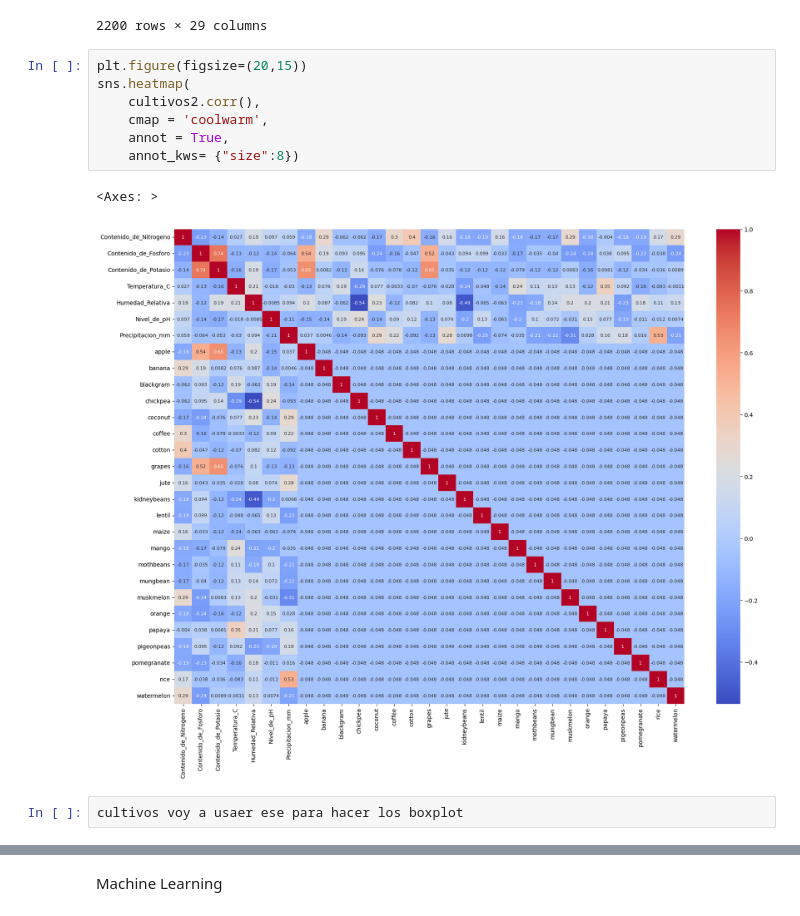
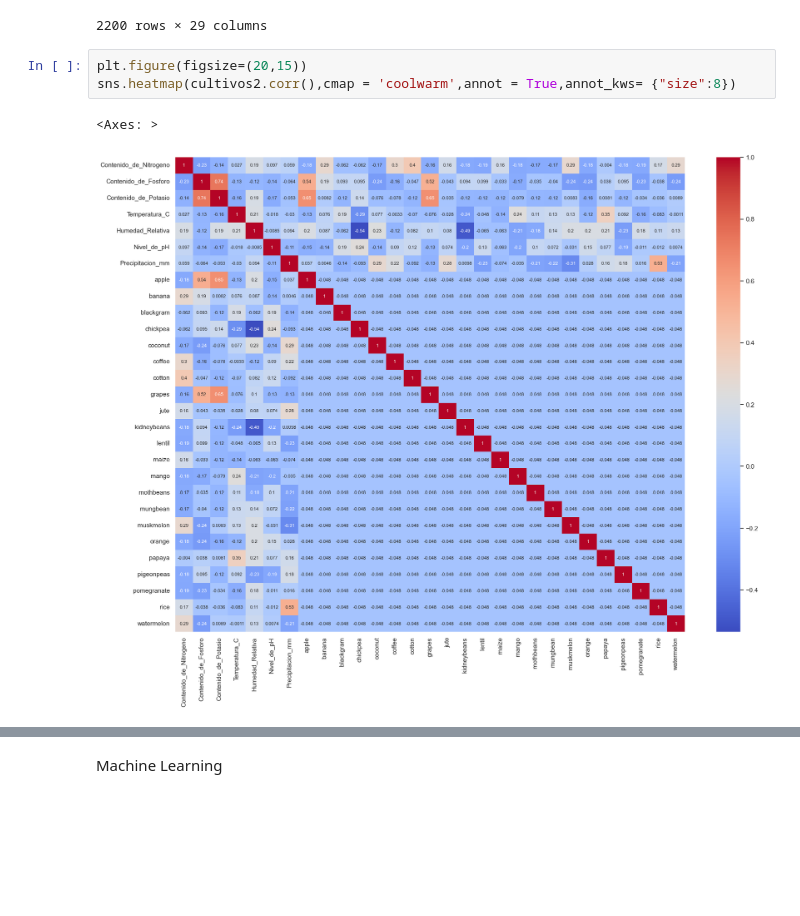
Before and after one commit to Chiaraaorlando/Clasificacion, a Jupyter notebook: Clasificacion_nb.ipynb, the cells around one changed output, grey strips where cells are left out. Cells and saved outputs as stored; diff of their text form; blank space fills up the shorter version.

```diff
--- a/Clasificacion_nb.ipynb
+++ b/Clasificacion_nb.ipynb
@@ -178,13 +178,7 @@ cultivos2
 2200 rows × 29 columns
 # %%
 plt.figure(figsize=(20,15))
-sns.heatmap(
-    cultivos2.corr(),
-    cmap = 'coolwarm',
-    annot = True,
-    annot_kws= {"size":8})
+sns.heatmap(cultivos2.corr(),cmap = 'coolwarm',annot = True,annot_kws= {"size":8})
 # %% [output]
 <Axes: >
-[figure, old version]
+[figure, new version]
-# %%
-cultivos voy a usaer ese para hacer los boxplot
```
Also changed, not shown: parts of 12 cells of this notebook.
